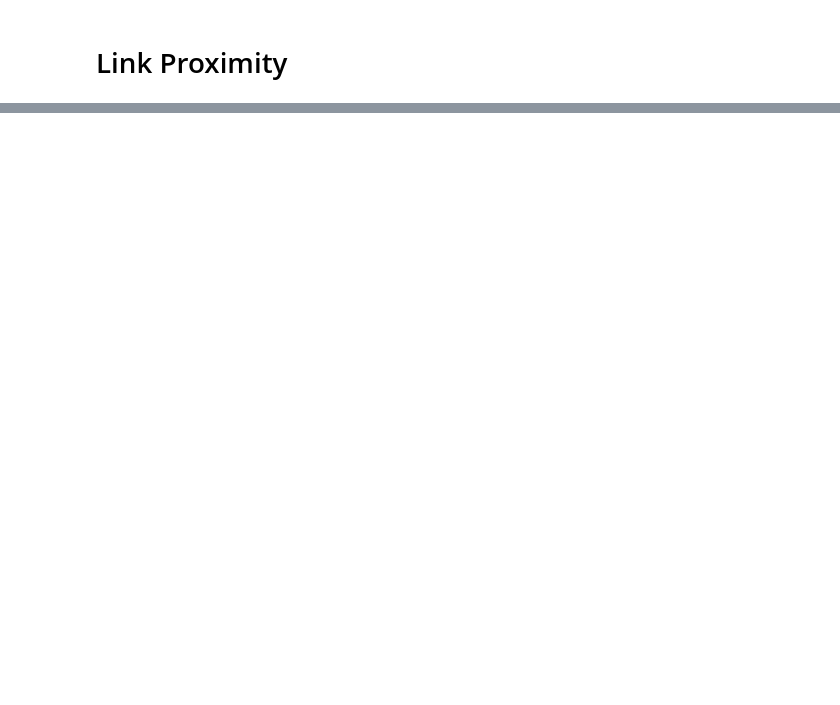
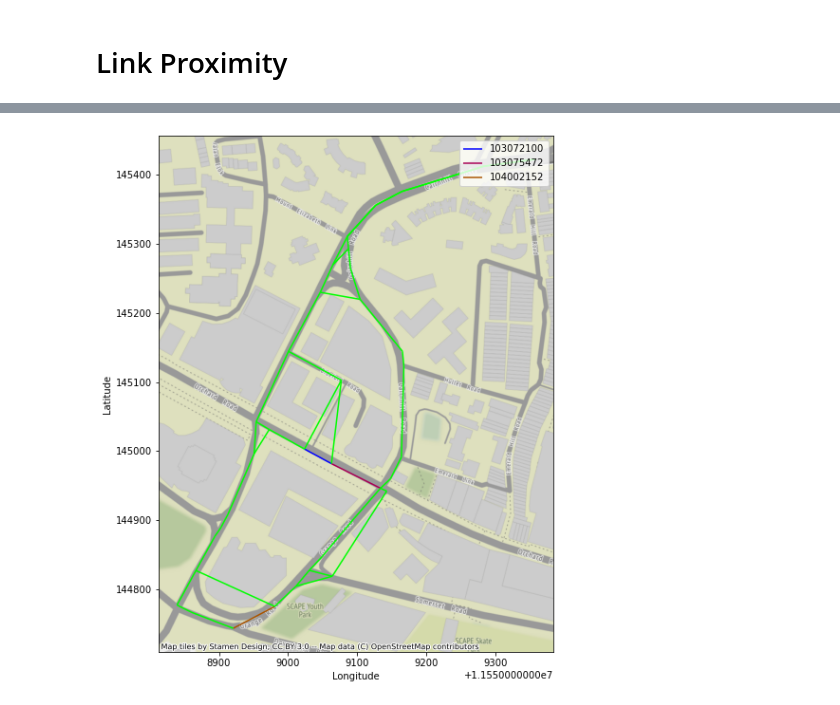
Before and after one commit to EYLeong/traffic_prediction, a Jupyter notebook: Data Visualisation.ipynb, the cells around one changed output, grey strips where cells are left out. Saved outputs shown, nothing was run; the diff lists cells and outputs as text; code cells hidden in the pictures; blank space fills up the shorter version.

```diff
--- a/Data Visualisation.ipynb
+++ b/Data Visualisation.ipynb
@@ -135,0 +30,4 @@ plot_map(DATA_DIR/"Fri_Apr_2_2021"/"00:00:10.json", links=[TEST_1, TEST_2, TEST_
+# %%
+vis.plot_map(DATA_DIR/"Fri_Apr_2_2021"/"00_00_10.json", links=[LINK_1, LINK_2, LINK_3])
+# %% [output]
+[figure, added]
```
Also changed, not shown: parts of 9 cells of this notebook, 6 other files.
